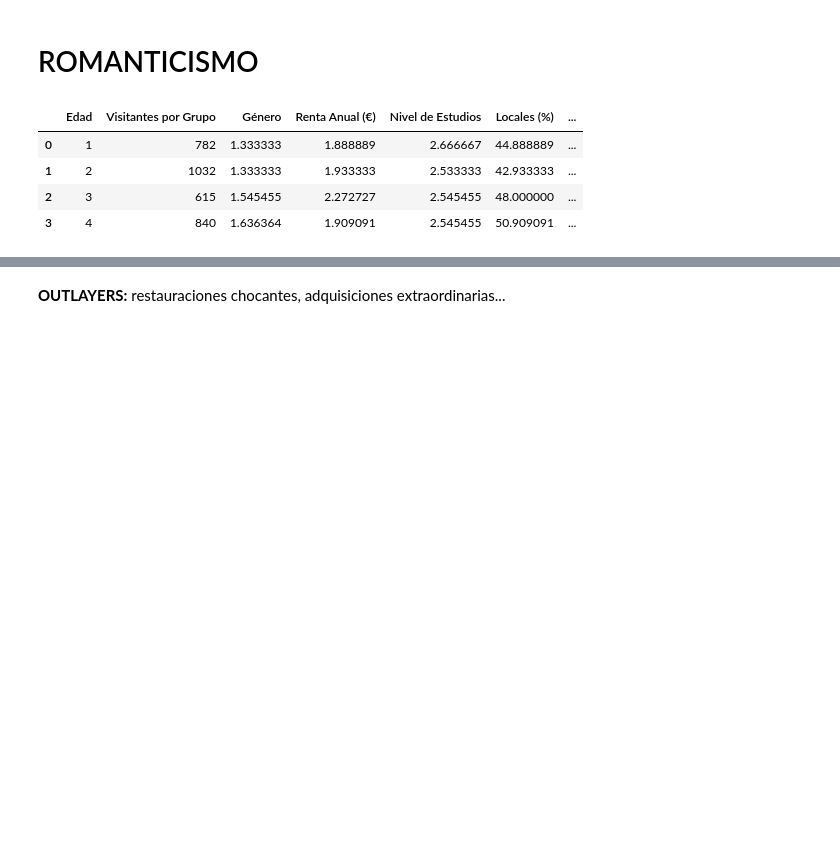
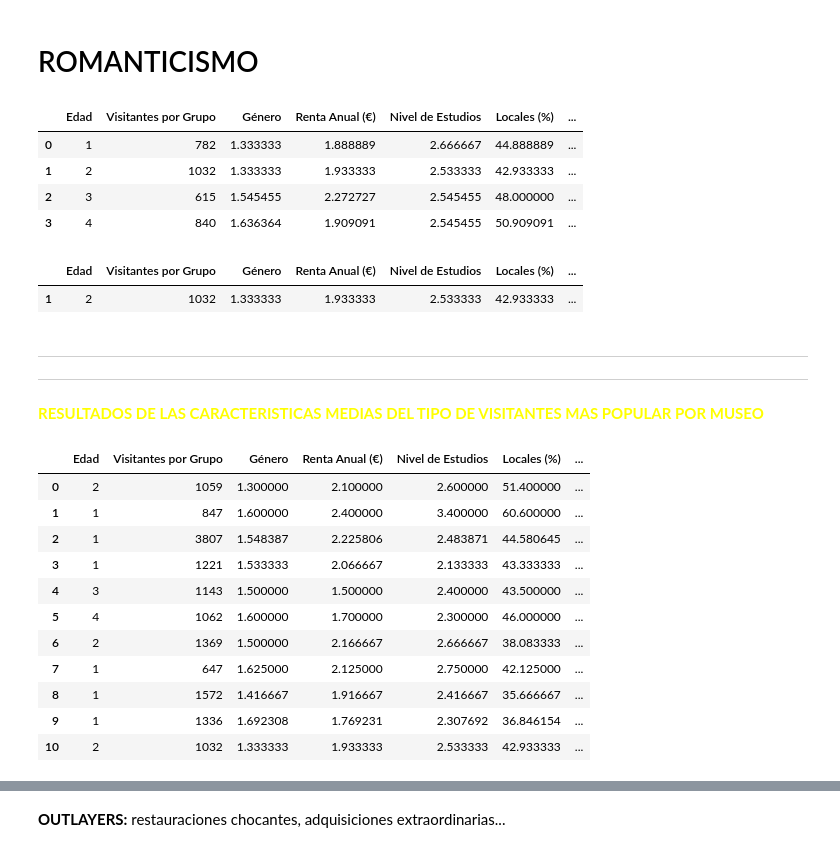
Before and after one commit to pgf3712/EDA_Madrid_Museums, a Jupyter notebook: 3-EDA_DESAROLLO.ipynb, the cells around one changed output, grey strips where cells are left out. Drawn from its saved outputs; the diff is of its cells as text; code cells hidden in the pictures; blank space fills up the shorter version.

```diff
--- a/3-EDA_DESAROLLO.ipynb
+++ b/3-EDA_DESAROLLO.ipynb
@@ -821,3 +851,6 @@ arqueologico_limpio
 | 1 | 2 | 1369 | 1.500000 | 2.166667 | 2.666667 | 38.083333 | ... |
 | 2 | 3 | 368 | 1.250000 | 2.250000 | 3.000000 | 34.500000 | ... |
 | 3 | 4 | 619 | 1.857143 | 2.142857 | 2.285714 | 34.714286 | ... |
+# %%
+fila_max_visitantes_arqueologico = arqueologico_limpio.loc[[arqueologico_limpio['Visitantes por Grupo'].idxmax()]]
+fila_max_visitantes_arqueologico
@@ -857,3 +893,6 @@ sorolla_limpio
 | 1 | 2 | 393 | 1.500 | 1.625 | 2.25 | 44.000 | ... |
 | 2 | 3 | 303 | 1.250 | 2.000 | 1.75 | 39.000 | ... |
 | 3 | 4 | 433 | 1.800 | 2.000 | 2.40 | 49.000 | ... |
+# %%
+fila_max_visitantes_sorolla = sorolla_limpio.loc[[sorolla_limpio['Visitantes por Grupo'].idxmax()]]
+fila_max_visitantes_sorolla
@@ -893,3 +935,6 @@ cerralbo_limpio
 | 1 | 2 | 887 | 1.400000 | 1.900000 | 2.400000 | 51.800000 | ... |
 | 2 | 3 | 873 | 1.400000 | 2.200000 | 2.500000 | 49.400000 | ... |
 | 3 | 4 | 1123 | 1.400000 | 2.100000 | 2.500000 | 40.200000 | ... |
+# %%
+fila_max_visitantes_cerralbo = cerralbo_limpio.loc[[cerralbo_limpio['Visitantes por Grupo'].idxmax()]]
+fila_max_visitantes_cerralbo
@@ -929,3 +977,6 @@ historia_madrid_limpio
 | 1 | 2 | 466 | 1.666667 | 1.666667 | 2.500000 | 43.666667 | ... |
 | 2 | 3 | 427 | 1.500000 | 1.666667 | 2.500000 | 47.333333 | ... |
 | 3 | 4 | 343 | 1.400000 | 2.000000 | 1.800000 | 38.200000 | ... |
+# %%
+fila_max_visitantes_historia_madrid = historia_madrid_limpio.loc[[historia_madrid_limpio['Visitantes por Grupo'].idxmax()]]
+fila_max_visitantes_historia_madrid
@@ -965,3 +1019,33 @@ romanticismo_limpio
 | 1 | 2 | 1032 | 1.333333 | 1.933333 | 2.533333 | 42.933333 | ... |
 | 2 | 3 | 615 | 1.545455 | 2.272727 | 2.545455 | 48.000000 | ... |
 | 3 | 4 | 840 | 1.636364 | 1.909091 | 2.545455 | 50.909091 | ... |
+# %%
+fila_max_visitantes_romanticismo = romanticismo_limpio.loc[[romanticismo_limpio['Visitantes por Grupo'].idxmax()]]
+fila_max_visitantes_romanticismo
+# %% [output]
+|  | Edad | Visitantes por Grupo | Género | Renta Anual (€) | Nivel de Estudios | Locales (%) | ... |
+| 1 | 2 | 1032 | 1.333333 | 1.933333 | 2.533333 | 42.933333 | ... |
+# %% [markdown]
+___
+
+___
+# %% [markdown]
+<span style="color: yellow">**RESULTADOS DE LAS CARACTERISTICAS MEDIAS DEL TIPO DE VISITANTES MAS POPULAR POR MUSEO**</span>
+# %%
+museos_madrid_max_visitantes = pd.concat([fila_max_visitantes_prado, fila_max_visitantes_reina_sofia, fila_max_visitantes_santiago_bernabeu, fila_max_visitantes_thyssen, fila_max_visitantes_caixa_forum, fila_max_visitantes_nacional_de_ciencias_naturales, fila_max_visitantes_arqueologico, fila_max_visitantes_sorolla, fila_max_visitantes_cerralbo, fila_max_visitantes_historia_madrid, fila_max_visitantes_romanticismo], ignore_index=True)
+museos_madrid_max_visitantes
+
+# esta tabla me interesa para sacar el nivel de estudios y renta, porque los datos de genero, edad, etc del df "visitantes" me parecen mas fiables
+# %% [output]
+|  | Edad | Visitantes por Grupo | Género | Renta Anual (€) | Nivel de Estudios | Locales (%) | ... |
+| 0 | 2 | 1059 | 1.300000 | 2.100000 | 2.600000 | 51.400000 | ... |
+| 1 | 1 | 847 | 1.600000 | 2.400000 | 3.400000 | 60.600000 | ... |
+| 2 | 1 | 3807 | 1.548387 | 2.225806 | 2.483871 | 44.580645 | ... |
+| 3 | 1 | 1221 | 1.533333 | 2.066667 | 2.133333 | 43.333333 | ... |
+| 4 | 3 | 1143 | 1.500000 | 1.500000 | 2.400000 | 43.500000 | ... |
+| 5 | 4 | 1062 | 1.600000 | 1.700000 | 2.300000 | 46.000000 | ... |
+| 6 | 2 | 1369 | 1.500000 | 2.166667 | 2.666667 | 38.083333 | ... |
+| 7 | 1 | 647 | 1.625000 | 2.125000 | 2.750000 | 42.125000 | ... |
+| 8 | 1 | 1572 | 1.416667 | 1.916667 | 2.416667 | 35.666667 | ... |
+| 9 | 1 | 1336 | 1.692308 | 1.769231 | 2.307692 | 36.846154 | ... |
+| 10 | 2 | 1032 | 1.333333 | 1.933333 | 2.533333 | 42.933333 | ... |
```
Also changed, not shown: parts of 20 cells of this notebook, 3 other files.
